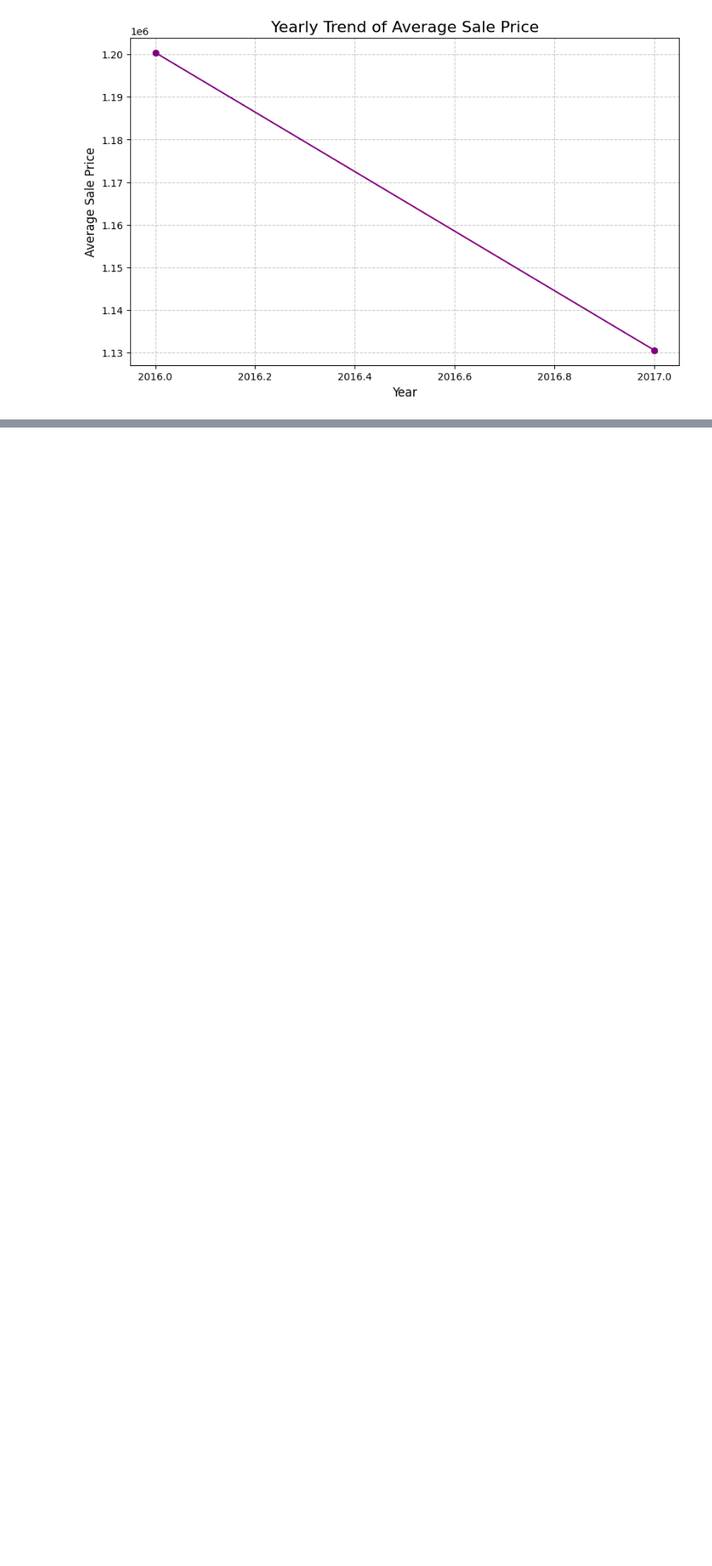
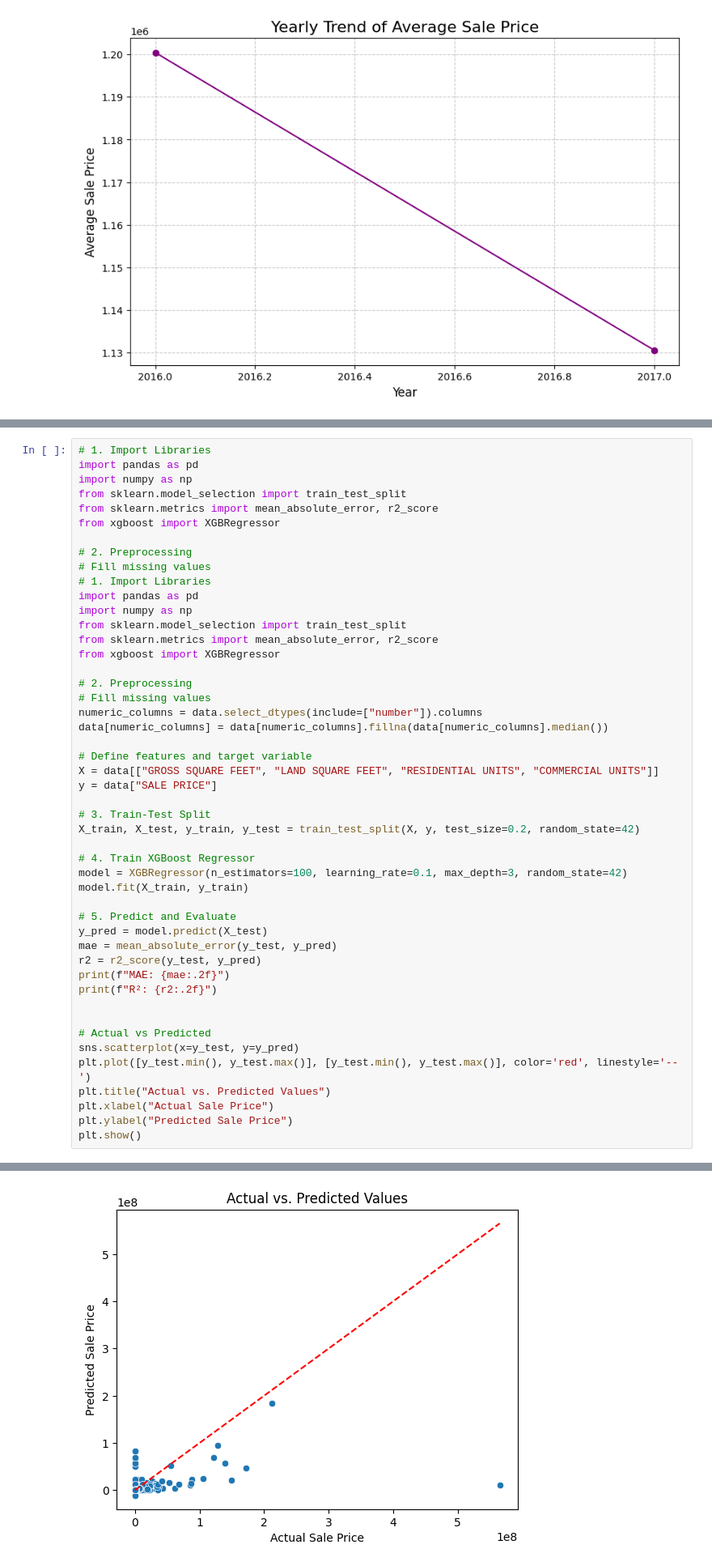
Before and after one commit to itayderazon/TabularDataScience, a Jupyter notebook: ex1.ipynb, the cells around one changed output, grey strips where cells are left out. Shown at 81% size. Saved outputs shown, nothing was run; the diff lists cells and outputs as text; blank space fills up the shorter version.

```diff
--- a/ex1.ipynb
+++ b/ex1.ipynb
@@ -157,3 +157,52 @@ plt.title("Correlation Heatmap", fontsize=16)
 plt.show()
 # %% [output]
 [figure]
+# %%
+# 1. Import Libraries
+import pandas as pd
+import numpy as np
+from sklearn.model_selection import train_test_split
+from sklearn.metrics import mean_absolute_error, r2_score
+from xgboost import XGBRegressor
+
+# 2. Preprocessing
+# Fill missing values
+# 1. Import Libraries
+import pandas as pd
+import numpy as np
+from sklearn.model_selection import train_test_split
+from sklearn.metrics import mean_absolute_error, r2_score
+from xgboost import XGBRegressor
+
+# 2. Preprocessing
+# Fill missing values
+numeric_columns = data.select_dtypes(include=["number"]).columns
+data[numeric_columns] = data[numeric_columns].fillna(data[numeric_columns].median())
+
+# Define features and target variable
+X = data[["GROSS SQUARE FEET", "LAND SQUARE FEET", "RESIDENTIAL UNITS", "COMMERCIAL UNITS"]]
+y = data["SALE PRICE"]
+
+# 3. Train-Test Split
+X_train, X_test, y_train, y_test = train_test_split(X, y, test_size=0.2, random_state=42)
+
+# 4. Train XGBoost Regressor
+model = XGBRegressor(n_estimators=100, learning_rate=0.1, max_depth=3, random_state=42)
+model.fit(X_train, y_train)
+
+# 5. Predict and Evaluate
+y_pred = model.predict(X_test)
+mae = mean_absolute_error(y_test, y_pred)
+r2 = r2_score(y_test, y_pred)
+print(f"MAE: {mae:.2f}")
+print(f"R²: {r2:.2f}")
+
+
+# Actual vs Predicted
+sns.scatterplot(x=y_test, y=y_pred)
+plt.plot([y_test.min(), y_test.max()], [y_test.min(), y_test.max()], color='red', linestyle='--')
+plt.title("Actual vs. Predicted Values")
+plt.xlabel("Actual Sale Price")
+plt.ylabel("Predicted Sale Price")
+plt.show()
+# %% [output]
@@ -159,0 +211 @@ plt.show()
+[figure, added]
```
Also changed, not shown: parts of 1 cell of this notebook.
